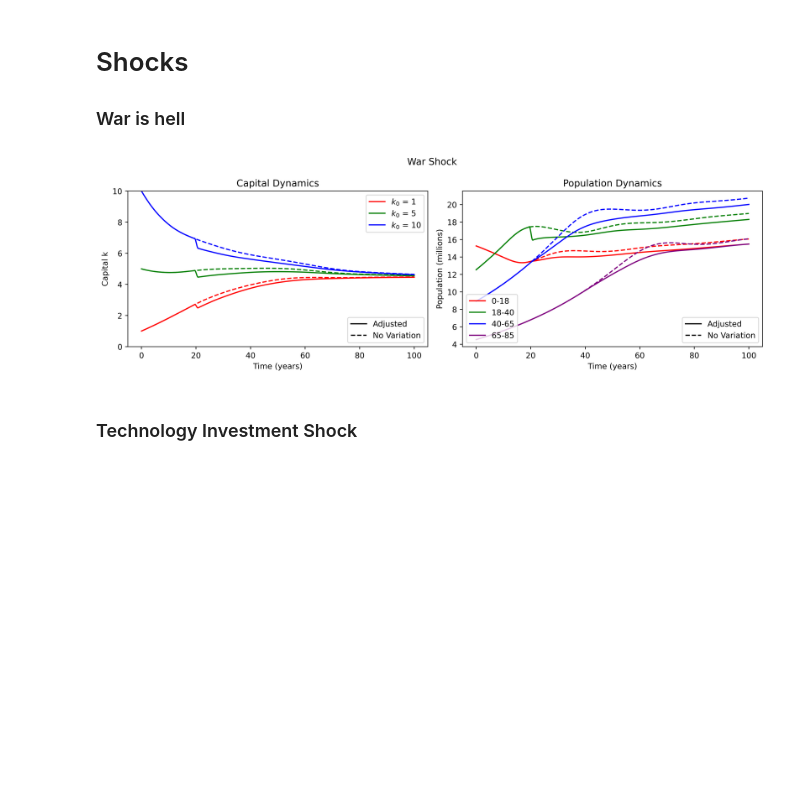
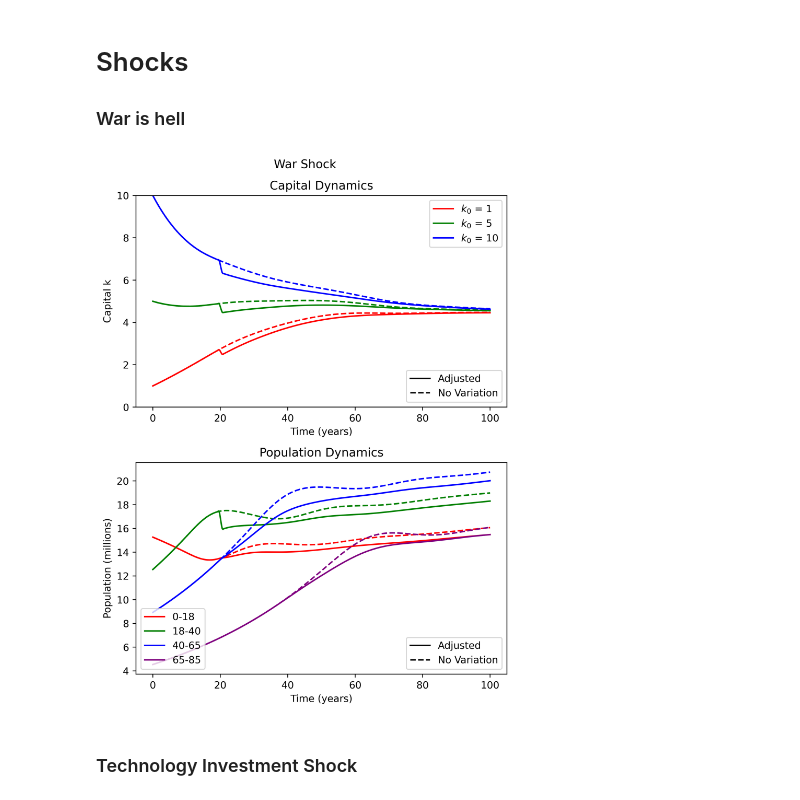
Before and after one commit to addmelo/volume4-project, a Jupyter notebook: Volume4Project.ipynb, the cells around one changed output. Drawn from its saved outputs; the diff is of its cells as text; code cells hidden in the pictures; blank space fills up the shorter version.

```diff
--- a/Volume4Project.ipynb
+++ b/Volume4Project.ipynb
@@ -438,8 +438,8 @@ With capital this time as well.
 #Define several k initial conditions, plotting conditions
 IC = [1,5,10]
 count = 0
-fig1 = plt.figure(figsize=(12,4),dpi=500)
-plt.subplot(121)
+fig1 = plt.figure(figsize=(6,8),dpi=500)
+plt.subplot(211)
 label_list = ["Adjusted", "No Variation"]
 colors = ["red", "green", "blue"]#,"orange","purple"]
 line_style = ["--", "-"]
@@ -505,35 +505,35 @@ plt.tight_layout()
 # Here we plot the population growth
 label_list = ["Adjusted", "No Variation"]
 colors = ["red", "green", "blue","purple"]
 color_legend = []
 style_legend = []
-plt.subplot(122)
+plt.subplot(212)
 for i in range(pop_values_shock.T.shape[1]):
     color = colors[i]
     to_plot_shock = pop_values_shock.T[:,i]
     to_plot_normal = pop_values_normal.T[:,i]
     plt.plot(sol_shock.t,to_plot_shock,'-',color = color)
     plt.plot(sol_normal.t,to_plot_normal,'--',color = color)
     #Add color line to legend
     colorLine = Line2D([0,1],[0,1], linestyle='-', color=color)
     color_legend.append(colorLine)
 #Make 2 legends, set other plot information
 styleLine = Line2D([0,1],[0,1], linestyle='-', color="black")
 style_legend.append(styleLine)
 styleLine = Line2D([0,1],[0,1], linestyle='--', color="black")
 style_legend.append(styleLine)
 legend1 = plt.legend(color_legend, pop_labels, loc=3)
 plt.legend(style_legend, label_list, loc=4)
 plt.gca().add_artist(legend1)
 
 plt.xlabel("Time (years)")
 plt.ylabel("Population (millions)")
 plt.title("Population Dynamics")
 plt.tight_layout()
 plt.show()
 fig1.savefig('Saved Figures/War Shock.pdf',bbox_inches = 'tight')
 # %% [output]
-[figure, old version]
+[figure, new version]
 # %% [markdown]
 ### Technology Investment Shock
 # %%
```
Also changed, not shown: 1 other file.
